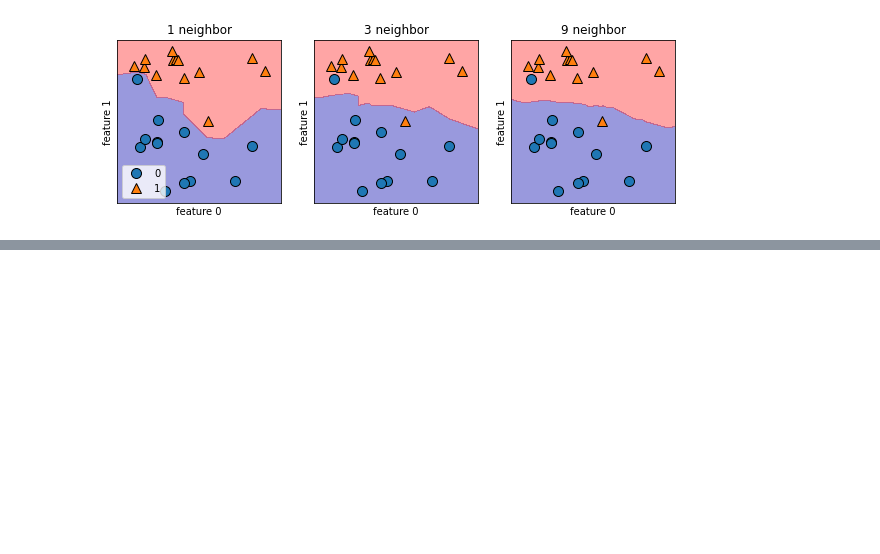
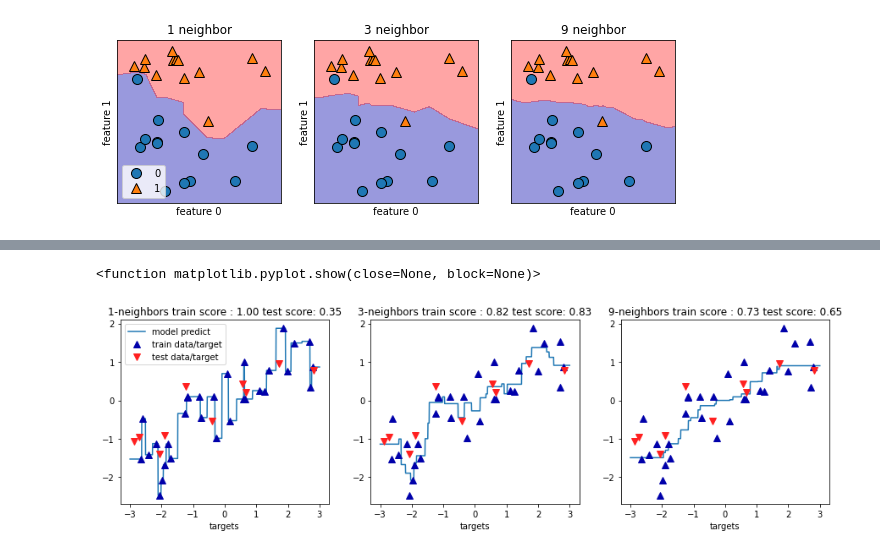
Before and after one commit to Sinindi/practice_project, a Jupyter notebook: AI/introduction_to_ml_with_python-master/practice/supervised.ipynb, the cells around one changed output, grey strips where cells are left out. Saved outputs shown, nothing was run; the diff lists cells and outputs as text; code cells hidden in the pictures; blank space fills up the shorter version.

```diff
--- a/AI/introduction_to_ml_with_python-master/practice/supervised.ipynb
+++ b/AI/introduction_to_ml_with_python-master/practice/supervised.ipynb
@@ -143,0 +216,20 @@ plt.show()
+# %%
+fir, axes = plt.subplots(1, 3 , figsize = (15, 4))
+
+line = np.linspace(-3, 3, 1000).reshape(-1, 1)
+
+for n_neighbors, ax in zip([1, 3 ,9], axes):
+    reg = KNeighborsRegressor(n_neighbors=n_neighbors)
+    reg.fit(X_train, y_train)
+    ax.plot(line, reg.predict(line))
+    ax.plot(X_train, y_train, '^', c=mglearn.cm2(0), markersize=8)
+    ax.plot(X_test, y_test, 'v', c=mglearn.cm2(1), markersize=8)
+
+    ax.set_title(f"{n_neighbors}-neighbors train score : {reg.score(X_train, y_train):.2f} test score: {reg.score(X_test, y_test):.2f}")
+    ax.set_xlabel("features")
+    ax.set_xlabel("targets")
+axes[0].legend(["model predict", "train data/target", "test data/target"], loc="best")
+plt.show
+# %% [output]
+<function matplotlib.pyplot.show(close=None, block=None)>
+[figure, added]
```
Also changed, not shown: parts of 31 cells of this notebook, 1 other file.
